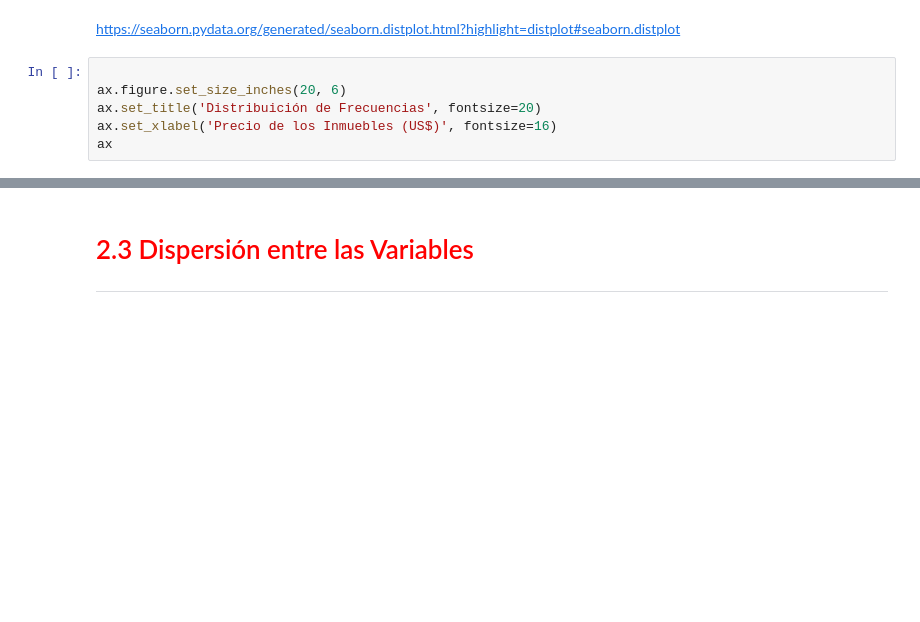
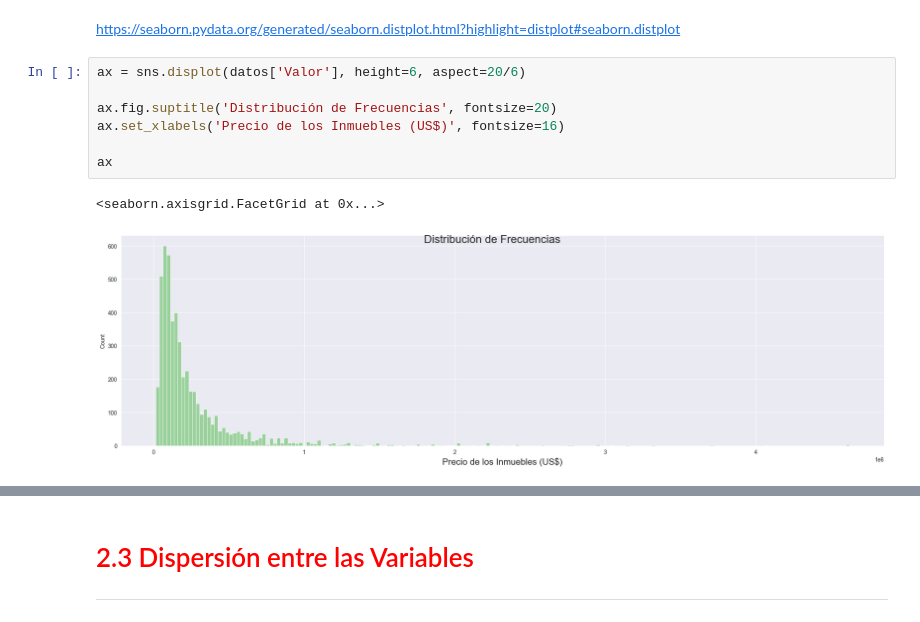
Before and after one commit to yuri19762008/001_ORACLE, a Jupyter notebook: 016_REGRESION_LINEAL_II/Regresión_Lineal_II.ipynb, the cells around one changed output, grey strips where cells are left out. Cells and saved outputs as stored; diff of their text form; blank space fills up the shorter version.

```diff
--- a/016_REGRESION_LINEAL_II/Regresión_Lineal_II.ipynb
+++ b/016_REGRESION_LINEAL_II/Regresión_Lineal_II.ipynb
@@ -73,11 +118,15 @@ ax
 # %% [markdown]
 https://seaborn.pydata.org/generated/seaborn.distplot.html?highlight=distplot#seaborn.distplot
 # %%
+ax = sns.displot(datos['Valor'], height=6, aspect=20/6)
 
-ax.figure.set_size_inches(20, 6)
-ax.set_title('Distribuición de Frecuencias', fontsize=20)
-ax.set_xlabel('Precio de los Inmuebles (US$)', fontsize=16)
+ax.fig.suptitle('Distribución de Frecuencias', fontsize=20)
+ax.set_xlabels('Precio de los Inmuebles (US$)', fontsize=16)
+
 ax
+# %% [output]
+<seaborn.axisgrid.FacetGrid at 0x...>
+[figure, added]
 # %% [markdown]
 <img width='800px' src='https://caelum-online-public.s3.amazonaws.com/ESP-1803-regresion-lineal-tecnicas-avanzadas-modelado/Box-Plot+II.png'>
 # %% [markdown]
```
Also changed, not shown: parts of 26 cells of this notebook.
